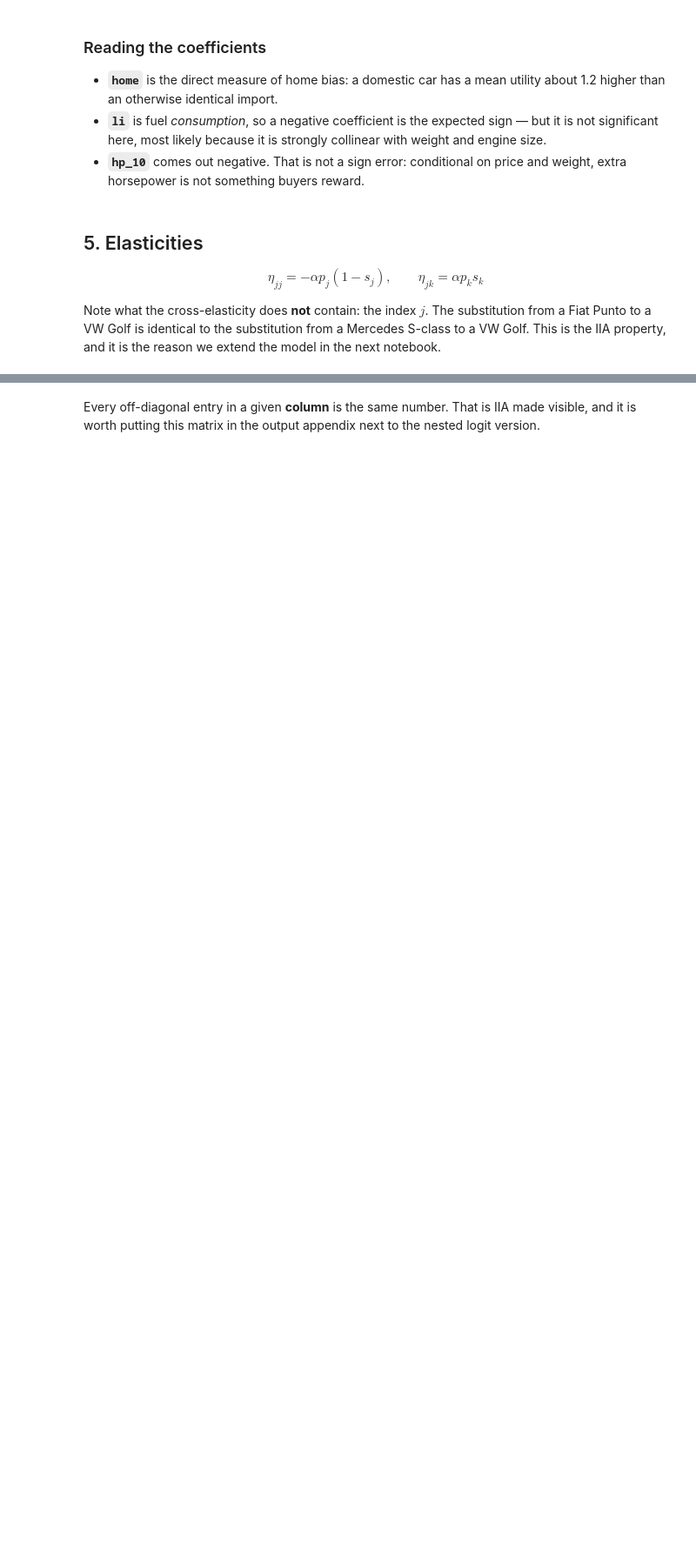
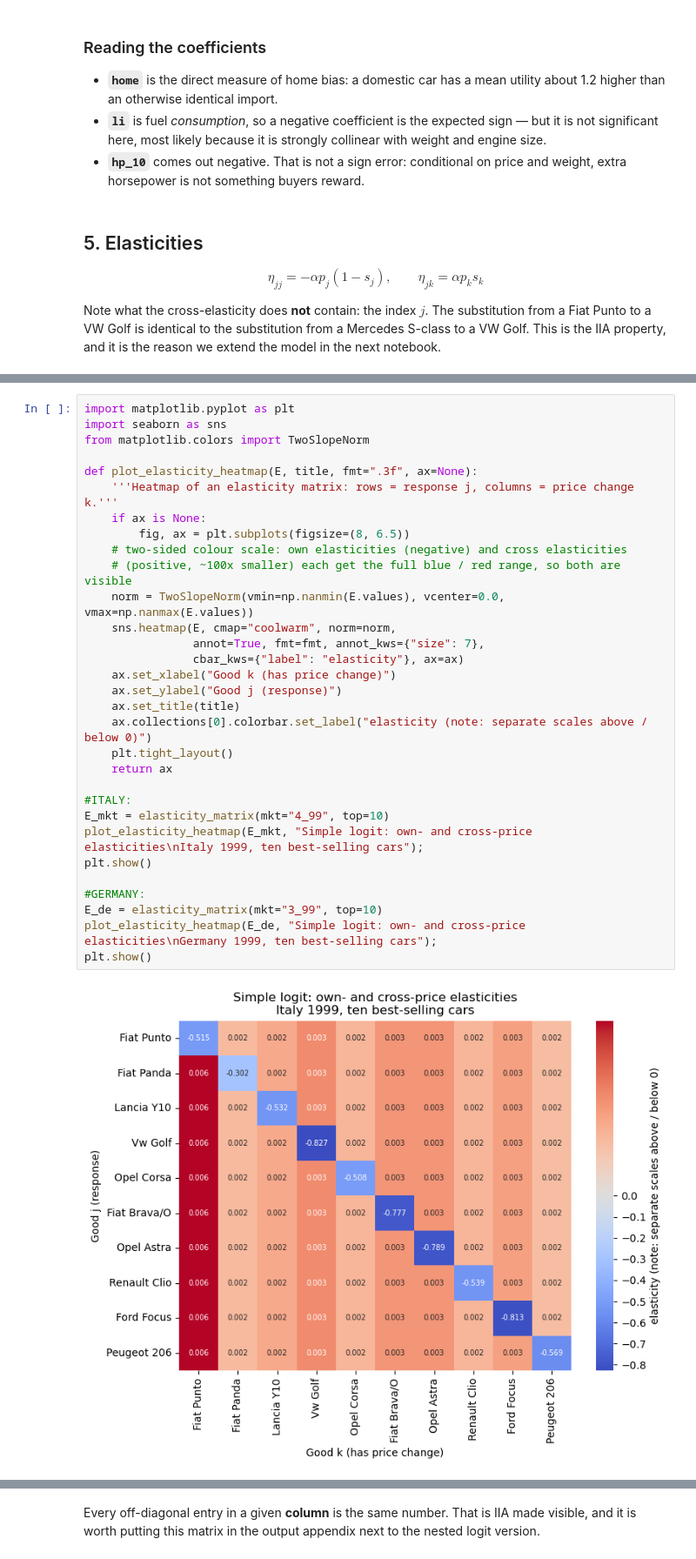
Before and after one commit to Katrinestyczen/IO-project-1, a Jupyter notebook: 01_simple_logit.ipynb, the cells around one changed output, grey strips where cells are left out. Shown at 87% size. Saved outputs shown, nothing was run; the diff lists cells and outputs as text; blank space fills up the shorter version.

```diff
--- a/01_simple_logit.ipynb
+++ b/01_simple_logit.ipynb
@@ -170,0 +258,33 @@ elasticity_matrix().round(4)
+# %%
+import matplotlib.pyplot as plt
+import seaborn as sns
+from matplotlib.colors import TwoSlopeNorm
+
+def plot_elasticity_heatmap(E, title, fmt=".3f", ax=None):
+    '''Heatmap of an elasticity matrix: rows = response j, columns = price change k.'''
+    if ax is None:
+        fig, ax = plt.subplots(figsize=(8, 6.5))
+    # two-sided colour scale: own elasticities (negative) and cross elasticities
+    # (positive, ~100x smaller) each get the full blue / red range, so both are visible
+    norm = TwoSlopeNorm(vmin=np.nanmin(E.values), vcenter=0.0, vmax=np.nanmax(E.values))
+    sns.heatmap(E, cmap="coolwarm", norm=norm,
+                annot=True, fmt=fmt, annot_kws={"size": 7},
+                cbar_kws={"label": "elasticity"}, ax=ax)
+    ax.set_xlabel("Good k (has price change)")
+    ax.set_ylabel("Good j (response)")
+    ax.set_title(title)
+    ax.collections[0].colorbar.set_label("elasticity (note: separate scales above / below 0)")
+    plt.tight_layout()
+    return ax
+
+#ITALY:
+E_mkt = elasticity_matrix(mkt="4_99", top=10)
+plot_elasticity_heatmap(E_mkt, "Simple logit: own- and cross-price elasticities\nItaly 1999, ten best-selling cars");
+plt.show()
+
+#GERMANY:
+E_de = elasticity_matrix(mkt="3_99", top=10)
+plot_elasticity_heatmap(E_de, "Simple logit: own- and cross-price elasticities\nGermany 1999, ten best-selling cars");
+plt.show()
+# %% [output]
+[figure, added]
```
Also changed, not shown: parts of 13 cells of this notebook.
